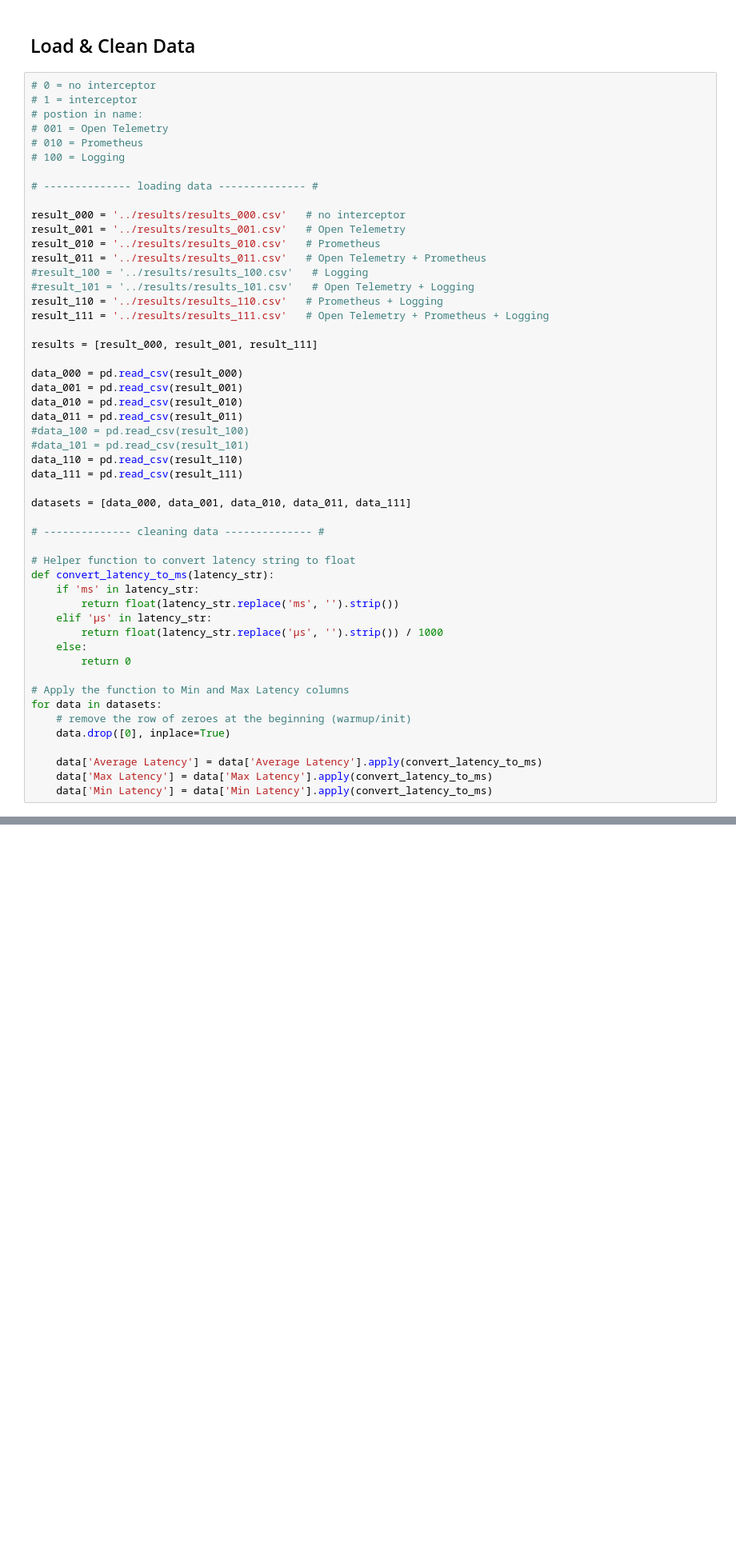
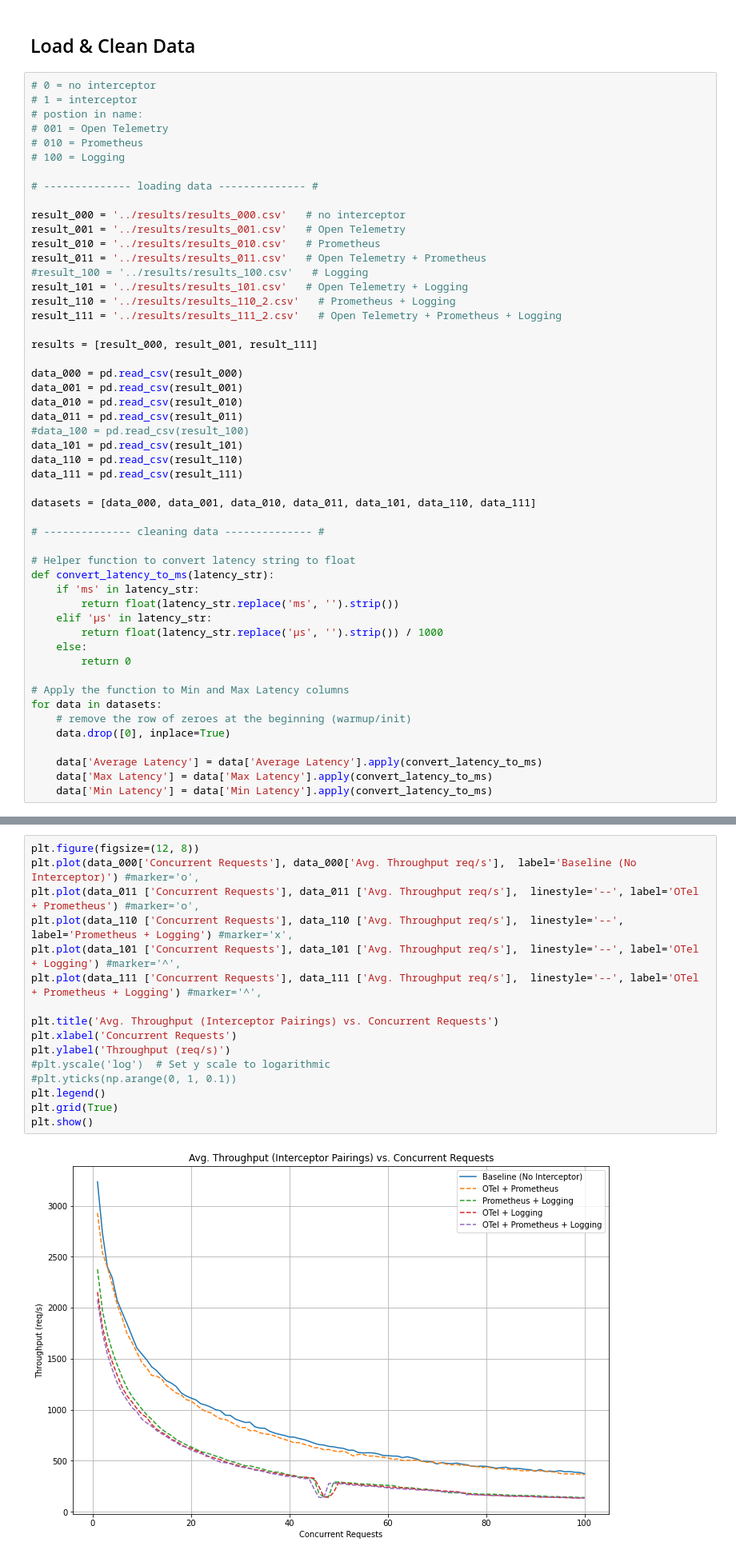
Before and after one commit to louisloechel/CloudServiceBenchmarking, a Jupyter notebook: analysis/analysis.ipynb, the cells around one changed output, grey strips where cells are left out. Shown at 80% size. Saved outputs shown, nothing was run; the diff lists cells and outputs as text; blank space fills up the shorter version.

Commit message:
feat: interceptor pairings

```diff
--- a/analysis/analysis.ipynb
+++ b/analysis/analysis.ipynb
@@ -23,9 +23,9 @@ result_001 = '../results/results_001.csv'   # Open Telemetry
 result_010 = '../results/results_010.csv'   # Prometheus
 result_011 = '../results/results_011.csv'   # Open Telemetry + Prometheus
 #result_100 = '../results/results_100.csv'   # Logging
-#result_101 = '../results/results_101.csv'   # Open Telemetry + Logging
-result_110 = '../results/results_110.csv'   # Prometheus + Logging
-result_111 = '../results/results_111.csv'   # Open Telemetry + Prometheus + Logging
+result_101 = '../results/results_101.csv'   # Open Telemetry + Logging
+result_110 = '../results/results_110_2.csv'   # Prometheus + Logging
+result_111 = '../results/results_111_2.csv'   # Open Telemetry + Prometheus + Logging
 
 results = [result_000, result_001, result_111]
 
@@ -34,11 +34,11 @@ data_001 = pd.read_csv(result_001)
 data_010 = pd.read_csv(result_010)
 data_011 = pd.read_csv(result_011)
 #data_100 = pd.read_csv(result_100)
-#data_101 = pd.read_csv(result_101)
+data_101 = pd.read_csv(result_101)
 data_110 = pd.read_csv(result_110)
 data_111 = pd.read_csv(result_111)
 
-datasets = [data_000, data_001, data_010, data_011, data_111]
+datasets = [data_000, data_001, data_010, data_011, data_101, data_110, data_111]
 
 # -------------- cleaning data -------------- #
 
@@ -112,0 +116,18 @@ plt.show()
+# %%
+plt.figure(figsize=(12, 8))
+plt.plot(data_000['Concurrent Requests'], data_000['Avg. Throughput req/s'],  label='Baseline (No Interceptor)') #marker='o',
+plt.plot(data_011 ['Concurrent Requests'], data_011 ['Avg. Throughput req/s'],  linestyle='--', label='OTel + Prometheus') #marker='o',
+plt.plot(data_110 ['Concurrent Requests'], data_110 ['Avg. Throughput req/s'],  linestyle='--', label='Prometheus + Logging') #marker='x',
+plt.plot(data_101 ['Concurrent Requests'], data_101 ['Avg. Throughput req/s'],  linestyle='--', label='OTel + Logging') #marker='^',
+plt.plot(data_111 ['Concurrent Requests'], data_111 ['Avg. Throughput req/s'],  linestyle='--', label='OTel + Prometheus + Logging') #marker='^',
+
+plt.title('Avg. Throughput (Interceptor Pairings) vs. Concurrent Requests')
+plt.xlabel('Concurrent Requests')
+plt.ylabel('Throughput (req/s)')
+#plt.yscale('log')  # Set y scale to logarithmic
+#plt.yticks(np.arange(0, 1, 0.1))
+plt.legend()
+plt.grid(True)
+plt.show()
+# %% [output]
+[figure, added]
```
Also changed, not shown: parts of 4 cells of this notebook.
